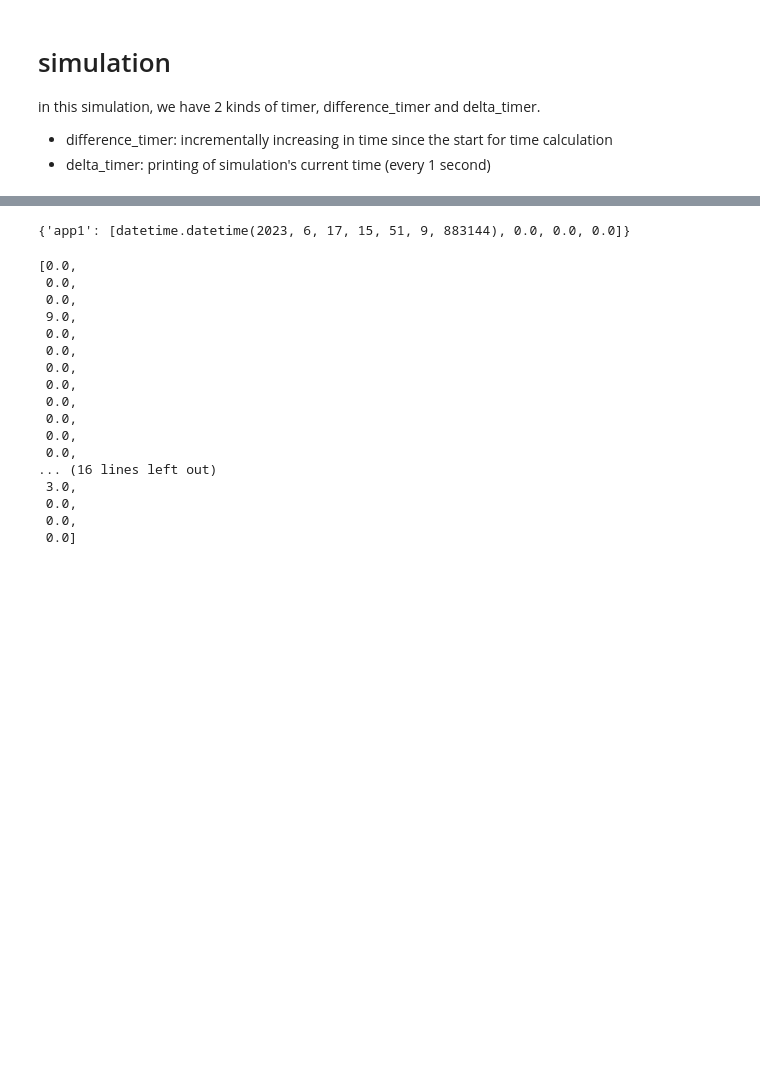
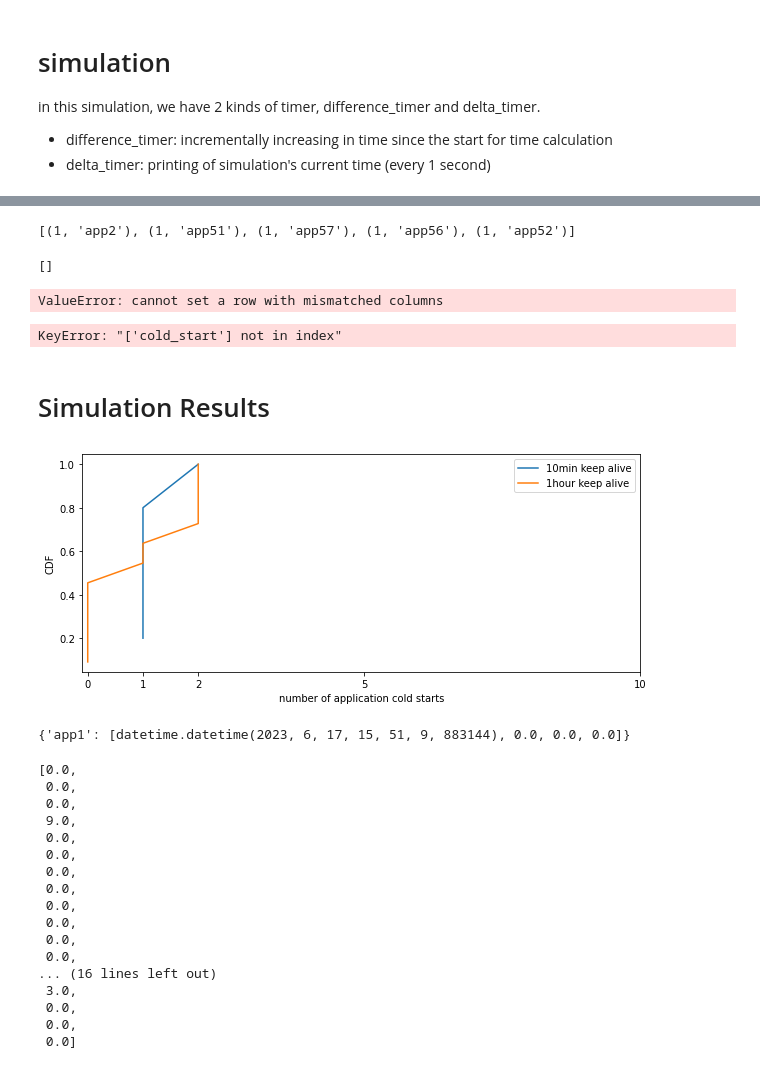
Before and after one commit to c-zhihao/FYP_Serverless_Cloud, a Jupyter notebook: FYP_Hybrid_Histogram_Policy.ipynb, the cells around one changed output, grey strips where cells are left out. Saved outputs shown, nothing was run; the diff lists cells and outputs as text; code cells hidden in the pictures; blank space fills up the shorter version.

```diff
--- a/FYP_Hybrid_Histogram_Policy.ipynb
+++ b/FYP_Hybrid_Histogram_Policy.ipynb
@@ -106,0 +128,2 @@ incoming_invocations = [['app1', 1], # cold start, new id
+# %%
+incoming_invocations = [['app1', 1]]
@@ -106,0 +132,4 @@ incoming_invocations = [['app1', 1], # cold start, new id
+# %%
+df = pd.DataFrame(incoming_invocations)
+df.rename(columns = {0:'app_id',1:'start_timestamp'}, inplace = True)
+df
@@ -348,3 +663,62 @@ KeyboardInterrupt:
+# %%
+update_keep_alive_element(keep_alive_list,1,'app52')
+keep_alive_list
+# %% [output]
+[(1, 'app2'), (1, 'app51'), (1, 'app57'), (1, 'app56'), (1, 'app52')]
+# %%
+removeKeepAliveIfAny(keep_alive_list,'app56')
+keep_alive_list
+# %% [output]
+[]
+# %%
+df.loc[len(df.index)] = ['app1', 50, 1]
+df
+# %% [output]
+ValueError: cannot set a row with mismatched columns
+# %%
+testdf = df[["app_id","cold_start"]].groupby(['app_id']).sum()
+testdf
+# %% [output]
+KeyError: "['cold_start'] not in index"
+# %% [markdown]
+# Simulation Results
+# %%
+x = x = np.sort(testdf["cold_start"])
+y = np.arange(1, len(x)+1) / len(x)
+
+x1 = np.sort(result1)
+y1 = np.arange(1, len(x1)+1) / len(x1)
+
+# cold_start = plt.plot(x,y)
+# cold_start = plt.xticks(x, fontsize=10)
+# cold_start = plt.xlabel('app cold start %')
+# cold_start = plt.ylabel('CDF')
+
+# Create the plot
+fig, ax = plt.subplots()
+ax.plot(x, y, label = "10min keep alive")
+ax.plot(x1,y1,label = "1hour keep alive")
+
+# Set the x-axis to a logarithmic scale
+#ax.set_xscale('log')
+
+# Set the tick locations and labels for the x-axis
+# ax.set_xticks([0,0.25,0.50,0.75,1])
+# ax.set_xticklabels(['0','0.25','0.50','0.75','1'])
+
+ax.set_xticks([0,1,2,5,10])
+ax.set_xticklabels(['0','1','2','5','10'])
+fig.set_figwidth(10)
+# Display the plot
+plt.xlabel('number of application cold starts')
+plt.ylabel('CDF')
+plt.legend()
+plt.show()
+
+#a = function_per_application_count.loc[function_per_application_count['func_counts'] <=1]
+#print("{} out of {} applications has only 1 function, {} %".format(len(a), len(function_per_application_count), len(a)/len(function_per_application_count)*100))
+# %% [output]
+[figure, added]
 # %%
 for key,value in may28_3hr_dict.items():
     print(key)
```
Also changed, not shown: parts of 22 cells of this notebook.
